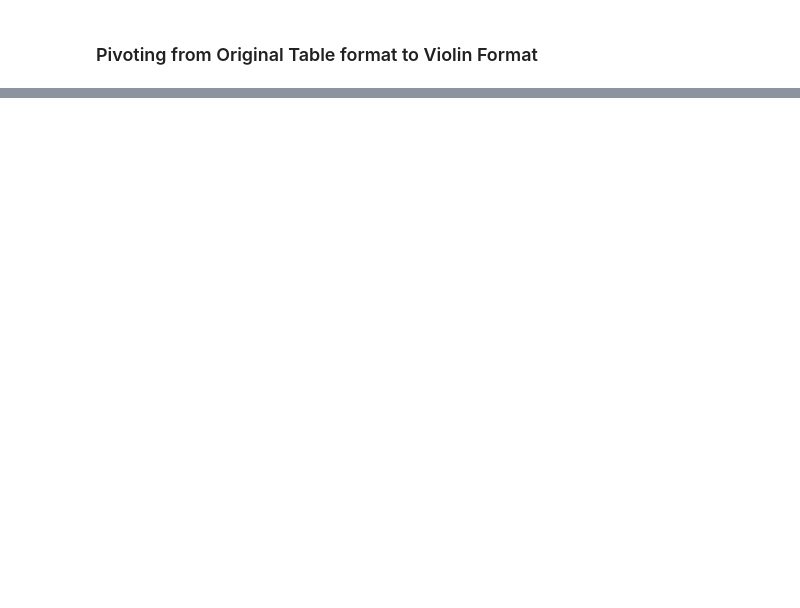
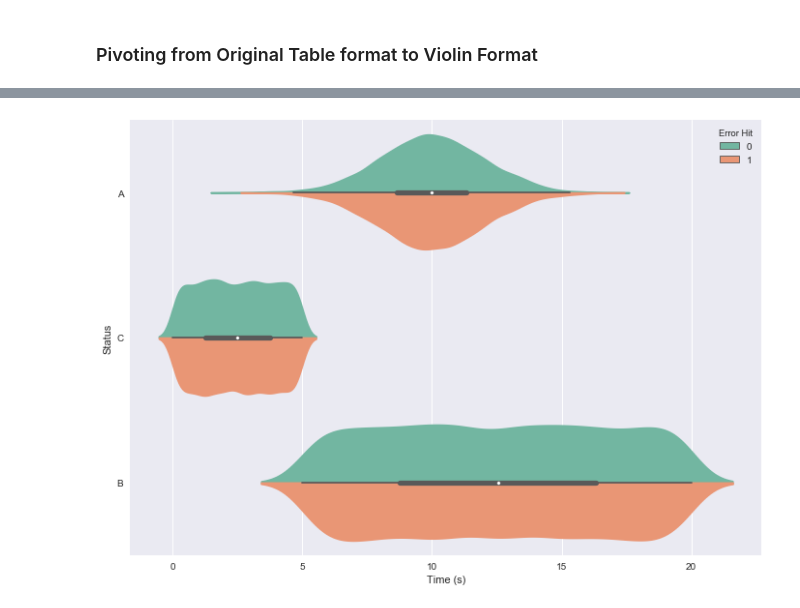
Before and after one commit to t-wallner/PlottingFun, a Jupyter notebook: TradingPlotter/Seaborn.ipynb, the cells around one changed output, grey strips where cells are left out. Cells and saved outputs as stored; diff of their text form; code cells hidden in the pictures; blank space fills up the shorter version.

```diff
--- a/TradingPlotter/Seaborn.ipynb
+++ b/TradingPlotter/Seaborn.ipynb
@@ -87,2 +93,6 @@ ax = sns.violinplot(y = "Status", x = "Time in Status", hue="Errors", data=df_tr
 # %% [markdown]
 ### Pivoting from Original Table format to Violin Format
+# %%
+melted = pd.melt(df_trade.drop('Week Day', 1),id_vars=["Trade Id", "Error Hit"], var_name = "Status", value_name="Time (s)")
+melted.sort_values(by=['Trade Id'], inplace = True)
+melted.head()
@@ -88,0 +106,5 @@ ax = sns.violinplot(y = "Status", x = "Time in Status", hue="Errors", data=df_tr
+# %%
+sns.set(rc={'figure.figsize':(11.7,8.27)})
+ax = sns.violinplot(y = "Status", x = "Time (s)", hue="Error Hit", data=melted, palette="Set2", split=True, gridsize=500,)
+# %% [output]
+[figure, added]
```
Also changed, not shown: parts of 11 cells of this notebook.
